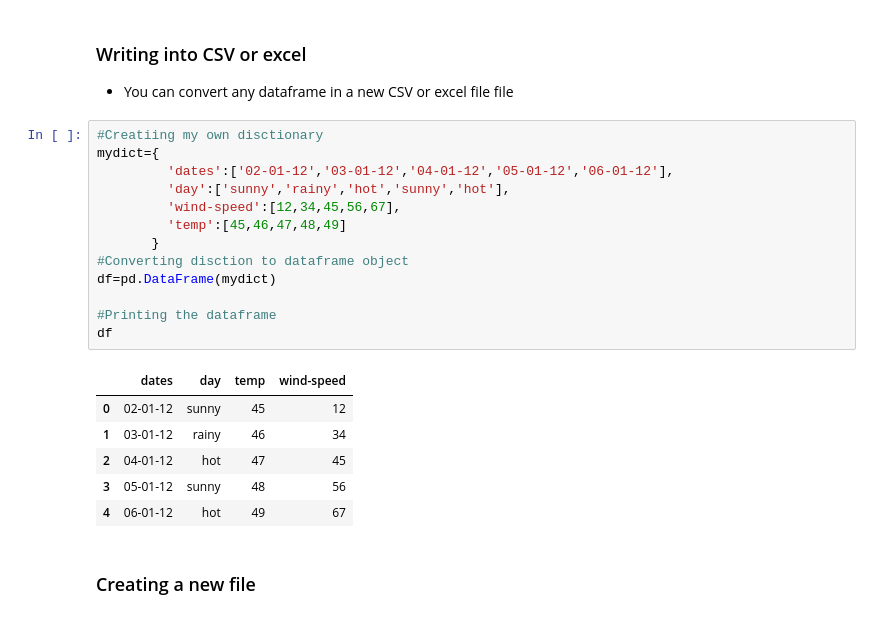
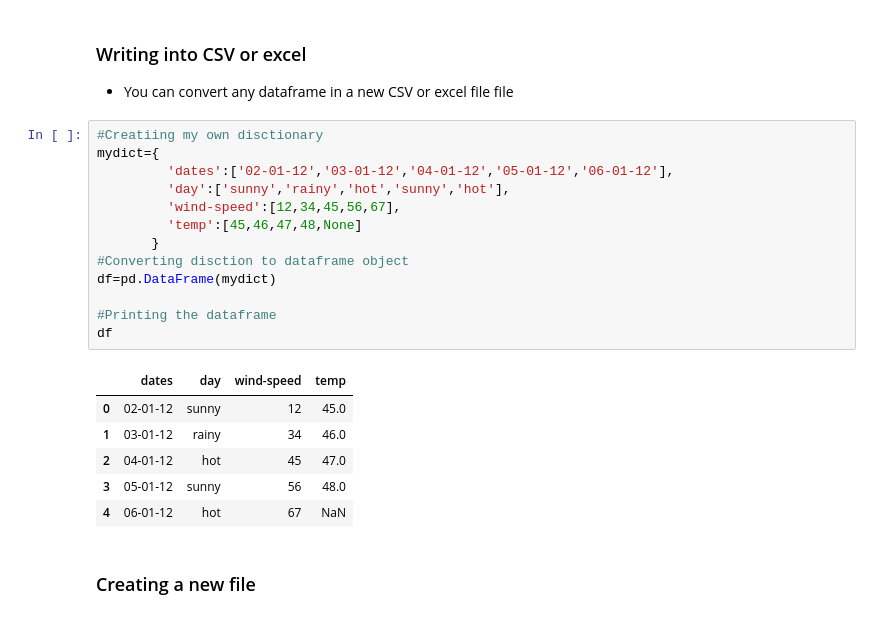
Before and after one commit to IlanSimchon/OOP_2024_Ariel, a Jupyter notebook: TA11/Data-analysis-with-pandas-master/Data-analysis-with-pandas-master/pandas_part3.ipynb, the cells around one changed output. Cells and saved outputs as stored; diff of their text form.

```diff
--- a/TA11/Data-analysis-with-pandas-master/Data-analysis-with-pandas-master/pandas_part3.ipynb
+++ b/TA11/Data-analysis-with-pandas-master/Data-analysis-with-pandas-master/pandas_part3.ipynb
@@ -70,23 +59,23 @@ df=pd.read_excel('datasets/titanic.xls',na_values={'body':[None],'boat':[None],'
 # %%
 #Creatiing my own disctionary
 mydict={
          'dates':['02-01-12','03-01-12','04-01-12','05-01-12','06-01-12'],
          'day':['sunny','rainy','hot','sunny','hot'],
          'wind-speed':[12,34,45,56,67],
-         'temp':[45,46,47,48,49]
+         'temp':[45,46,47,48,None]
        }
 #Converting disction to dataframe object
 df=pd.DataFrame(mydict)
 
 #Printing the dataframe
 df
 # %% [output]
-|  | dates | day | temp | wind-speed |
-| 0 | 02-01-12 | sunny | 45 | 12 |
-| 1 | 03-01-12 | rainy | 46 | 34 |
-| 2 | 04-01-12 | hot | 47 | 45 |
-| 3 | 05-01-12 | sunny | 48 | 56 |
-| 4 | 06-01-12 | hot | 49 | 67 |
+|  | dates | day | wind-speed | temp |
+| 0 | 02-01-12 | sunny | 12 | 45.0 |
+| 1 | 03-01-12 | rainy | 34 | 46.0 |
+| 2 | 04-01-12 | hot | 45 | 47.0 |
+| 3 | 05-01-12 | sunny | 56 | 48.0 |
+| 4 | 06-01-12 | hot | 67 | NaN |
 # %% [markdown]
 ### Creating a new file
 # %% [markdown]
```
Also changed, not shown: parts of 6 cells of this notebook, 8 other files.
